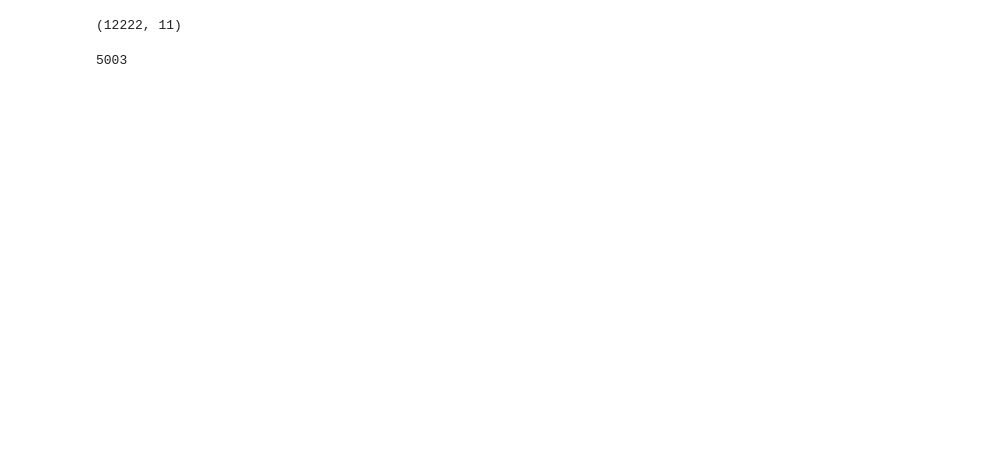
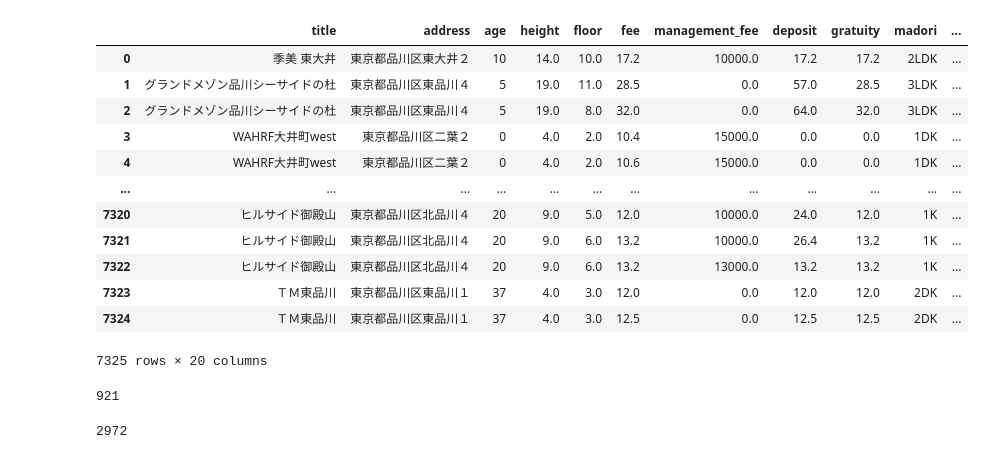
Before and after one commit to Ryusuke715/Step3_1_1_SUUMO, a Jupyter notebook: SUUMO.ipynb, the cells around one changed output. Cells and saved outputs as stored; diff of their text form; code cells hidden in the pictures; blank space fills up the shorter version.

```diff
--- a/SUUMO.ipynb
+++ b/SUUMO.ipynb
@@ -11,5 +13,5 @@ url = "https://suumo.jp/chintai/tokyo/sc_shinagawa/?page={}"
 d_list = []
 
 #スクレイピングする最大ページ数を設定
-max_page = 270
+max_page = 100
 # %%
@@ -135,10 +143,0 @@ df.head()
-# %%
-#dfの大きさを確認する。（行数、列数）
-df.shape
-# %% [output]
-(12222, 11)
-# %%
-#物件名の重複を削除して、その大きさを確認する
-len(df.title.unique())
-# %% [output]
-5003
@@ -149,0 +144,63 @@ df.to_csv('suumo.csv',index=None,encoding='utf-8-sig')
+# %%
+#access列を分割し、余分な文字は削除し、数値に変換
+df[['access1_route', 'access1_station', 'access1_time']] = df['access1'].str.extract(r'([^/]+)/(.*?) 歩(\d+)分')
+df[['access2_route', 'access2_station', 'access2_time']] = df['access2'].str.extract(r'([^/]+)/(.*?) 歩(\d+)分')
+df[['access3_route', 'access3_station', 'access3_time']] = df['access3'].str.extract(r'([^/]+)/(.*?) 歩(\d+)分')
+
+# 不要になったaccess列を削除
+df.drop(['access1','access2','access3'], axis=1, inplace=True)
+
+#age列の処理：”築●年”を削除し、数値に変換
+def convert_age(age_data):
+    if '新築' in age_data:
+        return 0
+    else:
+        return int(age_data.replace('築', '').replace('年', ''))
+df['age'] = df['age'].apply(convert_age)
+
+#height列の処理："階建"を削除し、数値に変換
+df['height'] = pd.to_numeric(df['height'].str.rstrip('階建'),errors='coerce').fillna(0)
+
+#floor列の処理："階"を削除し、数値に変換
+df['floor'] = pd.to_numeric(df['floor'].str.rstrip('階'),errors='coerce').fillna(0)
+
+#fee列の処理："万円"を削除し、数値に変換
+df['fee'] = pd.to_numeric(df['fee'].str.rstrip('万円'),errors='coerce').fillna(0)
+
+#management_fee列の処理："円"を削除し、数値に変換
+df['management_fee'] = pd.to_numeric(df['management_fee'].str.rstrip('円'),errors='coerce').fillna(0)
+
+# deposit列の処理: "万円" を削除し、数値に変換
+df['deposit'] = pd.to_numeric(df['deposit'].str.rstrip('万円'), errors='coerce').fillna(0)
+
+#gratuity列の処理："万円"を削除し、数値に変換
+df['gratuity'] = pd.to_numeric(df['gratuity'].str.rstrip('万円'), errors='coerce').fillna(0)
+
+#menseki列の処理："m2"を削除し、数値に変換
+df['menseki'] = pd.to_numeric(df['menseki'].str.rstrip('m2'), errors='coerce').fillna(0)
+# %%
+df
+# %% [output]
+|  | title | address | age | height | floor | fee | management_fee | deposit | gratuity | madori | ... |
+| 0 | 季美 東大井 | 東京都品川区東大井２ | 10 | 14.0 | 10.0 | 17.2 | 10000.0 | 17.2 | 17.2 | 2LDK | ... |
+| 1 | グランドメゾン品川シーサイドの杜 | 東京都品川区東品川４ | 5 | 19.0 | 11.0 | 28.5 | 0.0 | 57.0 | 28.5 | 3LDK | ... |
+| 2 | グランドメゾン品川シーサイドの杜 | 東京都品川区東品川４ | 5 | 19.0 | 8.0 | 32.0 | 0.0 | 64.0 | 32.0 | 3LDK | ... |
+| 3 | WAHRF大井町west | 東京都品川区二葉２ | 0 | 4.0 | 2.0 | 10.4 | 15000.0 | 0.0 | 0.0 | 1DK | ... |
+| 4 | WAHRF大井町west | 東京都品川区二葉２ | 0 | 4.0 | 2.0 | 10.6 | 15000.0 | 0.0 | 0.0 | 1DK | ... |
+| ... | ... | ... | ... | ... | ... | ... | ... | ... | ... | ... | ... |
+| 7320 | ヒルサイド御殿山 | 東京都品川区北品川４ | 20 | 9.0 | 5.0 | 12.0 | 10000.0 | 24.0 | 12.0 | 1K | ... |
+| 7321 | ヒルサイド御殿山 | 東京都品川区北品川４ | 20 | 9.0 | 6.0 | 13.2 | 10000.0 | 26.4 | 13.2 | 1K | ... |
+| 7322 | ヒルサイド御殿山 | 東京都品川区北品川４ | 20 | 9.0 | 6.0 | 13.2 | 13000.0 | 13.2 | 13.2 | 1K | ... |
+| 7323 | ＴＭ東品川 | 東京都品川区東品川１ | 37 | 4.0 | 3.0 | 12.0 | 0.0 | 12.0 | 12.0 | 2DK | ... |
+| 7324 | ＴＭ東品川 | 東京都品川区東品川１ | 37 | 4.0 | 3.0 | 12.5 | 0.0 | 12.5 | 12.5 | 2DK | ... |
+7325 rows × 20 columns
+# %%
+#完全一致する重複した行を数える
+df.duplicated().sum()
+# %% [output]
+921
+# %%
+#指定した項目が一致する行を数える
+df.duplicated(subset=['address','age','height','floor','fee','madori','menseki']).sum()
+# %% [output]
+2972
```
Also changed, not shown: parts of 11 cells of this notebook.
